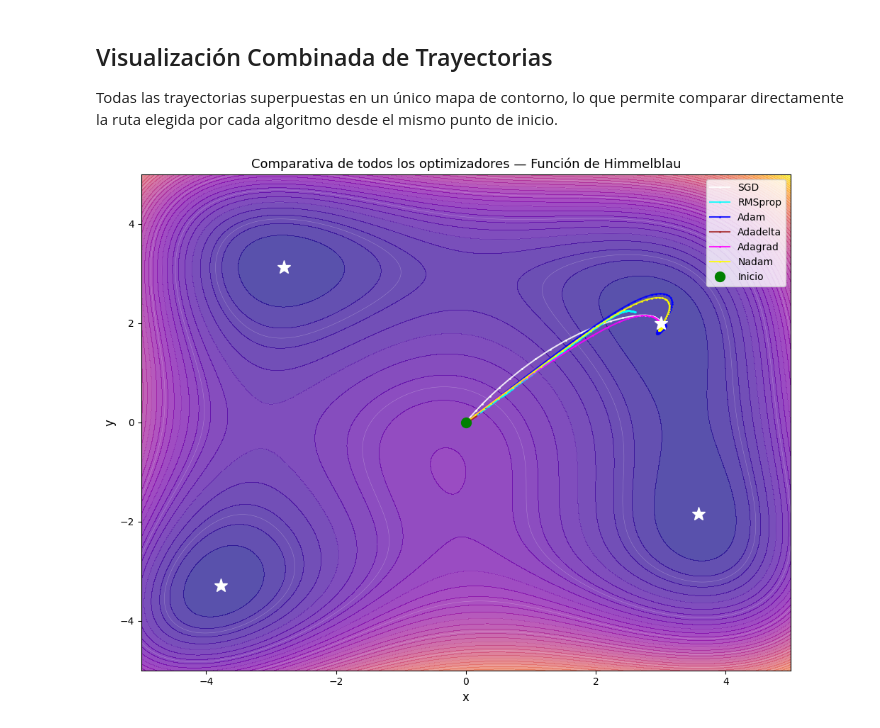
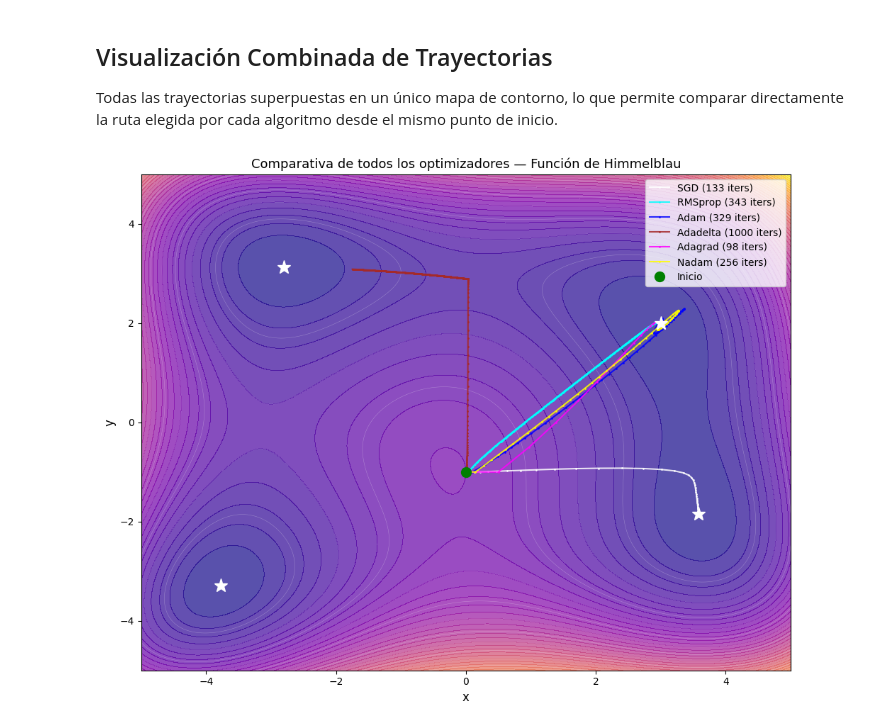
Before and after one commit to Fernando2205/deep-learning, a Jupyter notebook: Optimizadores/optimizadores.ipynb, the cells around one changed output. Cells and saved outputs as stored; diff of their text form; code cells hidden in the pictures.

Commit message:
agregar condicion de parada a los optimizadores y nume de iteraciones en las salidas

```diff
--- a/Optimizadores/optimizadores.ipynb
+++ b/Optimizadores/optimizadores.ipynb
@@ -49,8 +49,8 @@ def plot_contour(ax, title, path, color):
     ax.legend(fontsize=8)
 
 # Punto de inicio y número de iteraciones comunes para todos los optimizadores
-START   = np.array([0.0, 0.0])
-N_ITERS = 250
+START   = np.array([0.0, -1])
+N_ITERS = 1000
 EPS     = 1e-8  # Constante de estabilidad numérica (evita división por cero)
 # %% [markdown]
 ## SGD
@@ -173,13 +198,16 @@ Adagrad → Final: (3.0000, 2.0000) | f = 0.000000
 
 $$\hat{m}^{\text{Nesterov}}_t = \frac{\beta_1\, m_t}{1-\beta_1^{t+1}} + \frac{(1-\beta_1)\, g_t}{1-\beta_1^t} \qquad x_t = x_{t-1} - \frac{lr\,\hat{m}^{\text{Nesterov}}_t}{\sqrt{\hat{v}_t}+\varepsilon}$$
 # %%
-def nadam(start, lr=0.1, beta1=0.9, beta2=0.999, n_iters=N_ITERS):
+def nadam(start, lr=0.1, beta1=0.9, beta2=0.999, n_iters=N_ITERS, tol=1e-6):
     x = start.copy()
     m = np.zeros(2)    # Primer momento
     v = np.zeros(2)    # Segundo momento
     path = [x.copy()]
+    iters = 0
     for t in range(1, n_iters + 1):
         g = grad_f(x[0], x[1])
+        if np.linalg.norm(g) < tol:
+            break
         m = beta1 * m + (1 - beta1) * g
         v = beta2 * v + (1 - beta2) * g**2
         v_hat = v / (1 - beta2**t)
@@ -187,8 +215,11 @@ def nadam(start, lr=0.1, beta1=0.9, beta2=0.999, n_iters=N_ITERS):
         m_nesterov = (beta1 * m / (1 - beta1**(t + 1))) + ((1 - beta1) * g / (1 - beta1**t))
         x -= lr * m_nesterov / (np.sqrt(v_hat) + EPS)
         path.append(x.copy())
-    return np.array(path)
+        iters = t
 
-path_nadam = nadam(START)
-print(f"Nadam → Final: ({path_nadam[-1,0]:.4f}, {path_nadam[-1,1]:.4f}) | f = {f(*path_nadam[-1]):.6f}")
+    return np.array(path), iters
+
+path_nadam, iters_nadam = nadam(START)
+
+print(f"Nadam → Final: ({path_nadam[-1,0]:.4f}, {path_nadam[-1,1]:.4f}) | f = {f(*path_nadam[-1]):.6f} | Iteraciones: {iters_nadam}")
 # %% [output]
@@ -199,19 +230,19 @@ Nadam → Final: (3.0000, 2.0000) | f = 0.000000
 Cada subgráfica muestra la trayectoria de un optimizador sobre el mapa de calor de la función. Las **estrellas blancas** indican los 4 mínimos globales, el **punto verde** es el punto de inicio y el **cuadrado rojo** es donde convergió el algoritmo.
 # %%
 optimizers_info = [
-    ("SGD",      path_sgd,      "white"),
-    ("RMSprop",  path_rmsprop,  "cyan"),
-    ("Adam",     path_adam,     "blue"),
-    ("Adadelta", path_adadelta, "brown"),
-    ("Adagrad",  path_adagrad,  "magenta"),
-    ("Nadam",    path_nadam,    "yellow"),
+    ("SGD",      path_sgd,      "white",   iters_sgd),
+    ("RMSprop",  path_rmsprop,  "cyan",    iters_rmsprop),
+    ("Adam",     path_adam,     "blue",    iters_adam),
+    ("Adadelta", path_adadelta, "brown",   iters_adadelta),
+    ("Adagrad",  path_adagrad,  "magenta", iters_adagrad),
+    ("Nadam",    path_nadam,    "yellow",  iters_nadam),
 ]
 
 fig, axes = plt.subplots(2, 3, figsize=(15, 10))
 axes = axes.flatten()
 
-for ax, (name, path, color) in zip(axes, optimizers_info):
-    plot_contour(ax, name, path, color)
+for ax, (name, path, color, iters) in zip(axes, optimizers_info):
+    plot_contour(ax, f"{name}", path, color)
 
 plt.suptitle("Trayectorias individuales — Función de Himmelblau", fontsize=15, y=1.01)
 plt.tight_layout()
@@ -225,30 +256,30 @@ Todas las trayectorias superpuestas en un único mapa de contorno, lo que permit
 # %%
 # Mapa de contorno base
 x_vals = np.linspace(-5, 5, 300)
 y_vals = np.linspace(-5, 5, 300)
 X, Y = np.meshgrid(x_vals, y_vals)
 Z = f(X, Y)
 
 fig, ax = plt.subplots(figsize=(10, 8))
 ax.contourf(X, Y, Z, levels=50, cmap='plasma', alpha=0.7)
 ax.contour(X, Y, Z, levels=20, colors='white', linewidths=0.4, alpha=0.3)
 
 # Mínimos globales
 for mx, my in [(3.0, 2.0), (-2.805, 3.131), (-3.779, -3.283), (3.584, -1.848)]:
     ax.plot(mx, my, 'w*', markersize=14, zorder=5)
 
 # Trazar cada trayectoria
-for name, path, color in optimizers_info:
-    ax.plot(path[:, 0], path[:, 1], color=color, lw=1.5, marker='.', ms=2, alpha=0.85, label=name)
+for name, path, color, iters in optimizers_info:
+    ax.plot(path[:, 0], path[:, 1], color=color, lw=1.5, marker='.', ms=2, alpha=0.85, label=f"{name} ({iters} iters)")
 
 # Punto de inicio
 ax.plot(START[0], START[1], 'go', ms=10, zorder=6, label='Inicio')
 
 ax.set_title("Comparativa de todos los optimizadores — Función de Himmelblau", fontsize=13)
 ax.set_xlabel('x', fontsize=12)
 ax.set_ylabel('y', fontsize=12)
 ax.legend(loc='upper right', fontsize=10)
 plt.tight_layout()
 plt.show()
 # %% [output]
-[figure, old version]
+[figure, new version]
```
Also changed, not shown: parts of 7 cells of this notebook.
